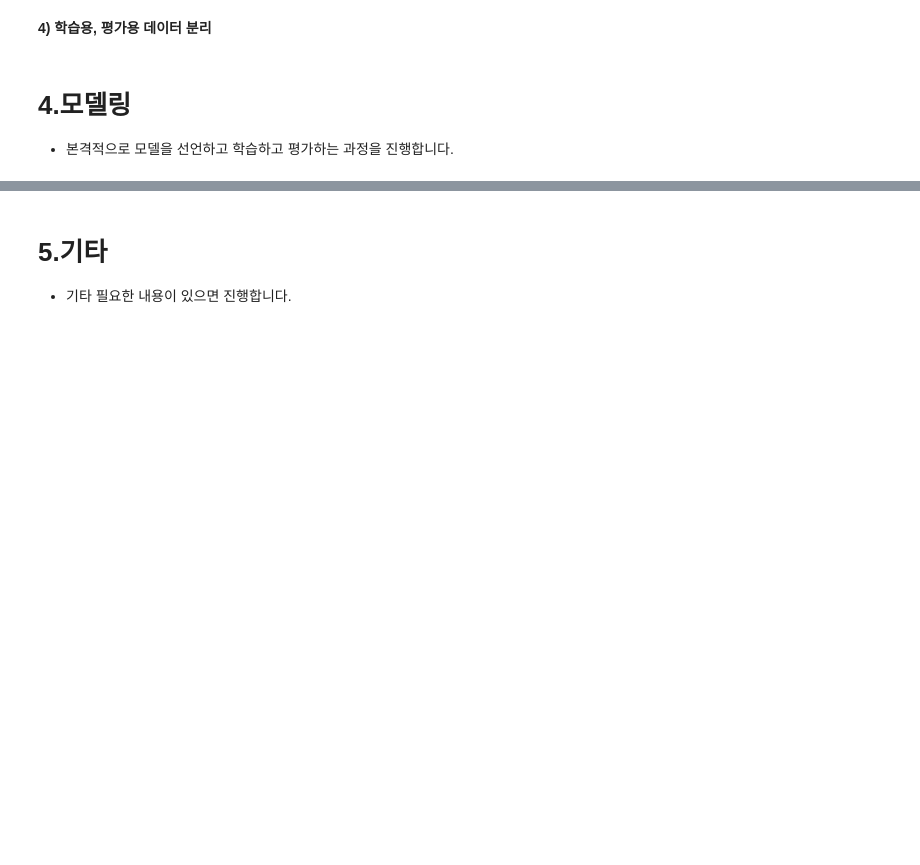
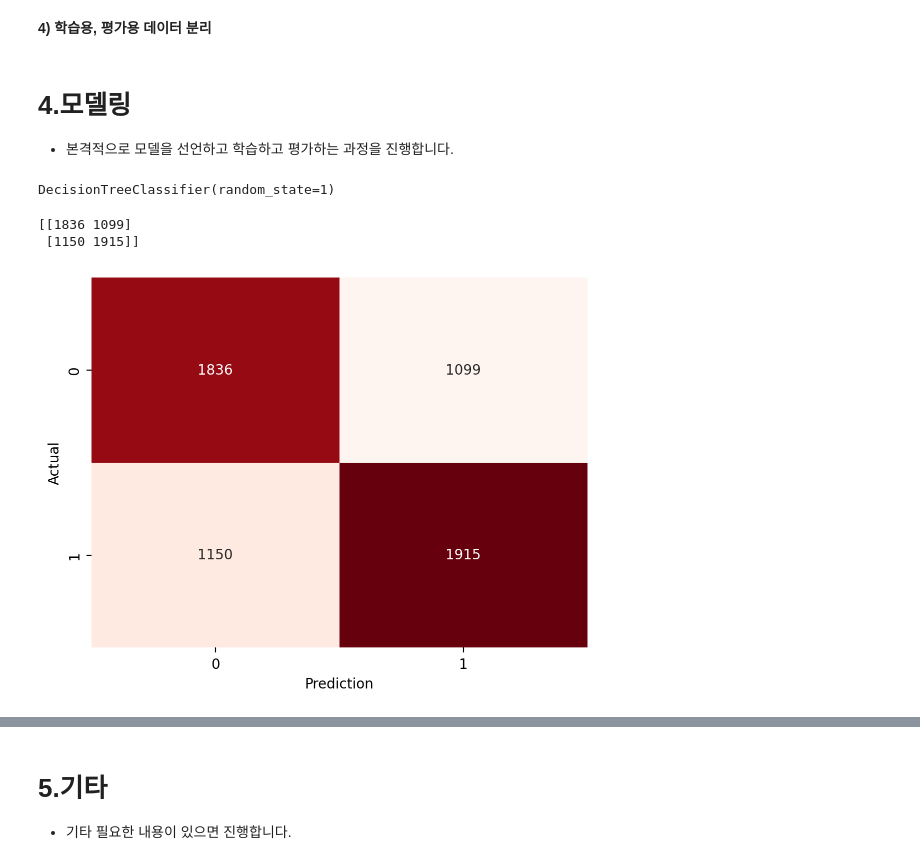
Before and after one commit to chrisseo2002/Machine_Learning, a Jupyter notebook: 익히기/실습03_06_결정트리(Mobile).ipynb, the cells around one changed output, grey strips where cells are left out. Saved outputs shown, nothing was run; the diff lists cells and outputs as text; code cells hidden in the pictures; blank space fills up the shorter version.

```diff
--- a/익히기/실습03_06_결정트리(Mobile).ipynb
+++ b/익히기/실습03_06_결정트리(Mobile).ipynb
@@ -100,3 +166,9 @@ data.corr()
+# %%
+# 모듈 불러오기
+from sklearn.model_selection import train_test_split
+
+# 7:3으로 분리
+x_train, x_test, y_train, y_test = train_test_split(x, y, test_size=0.3, random_state=1)
 # %% [markdown]
 # 4.모델링
 
@@ -106,8 +180,28 @@ data.corr()
 # %%
 # 2단계: 선언하기
+model = DecisionTreeClassifier(random_state=1)
 # %%
 # 3단계: 학습하기
+model.fit(x_train, y_train)
+# %% [output]
+DecisionTreeClassifier(random_state=1)
 # %%
 # 4단계: 예측하기
+y_pred = model.predict(x_test)
 # %%
 # 5단계: 평가하기
+print(confusion_matrix(y_test, y_pred))
+# %% [output]
+[[1836 1099]
+ [1150 1915]]
+# %%
+sns.heatmap(confusion_matrix(y_test, y_pred),
+            annot=True,
+            cmap='Reds',
+            cbar=False,
+            fmt='d')
+plt.xlabel('Prediction')
+plt.ylabel('Actual')
+plt.show()
+# %% [output]
+[figure, added]
```
Also changed, not shown: parts of 16 cells of this notebook, 10 other files.
